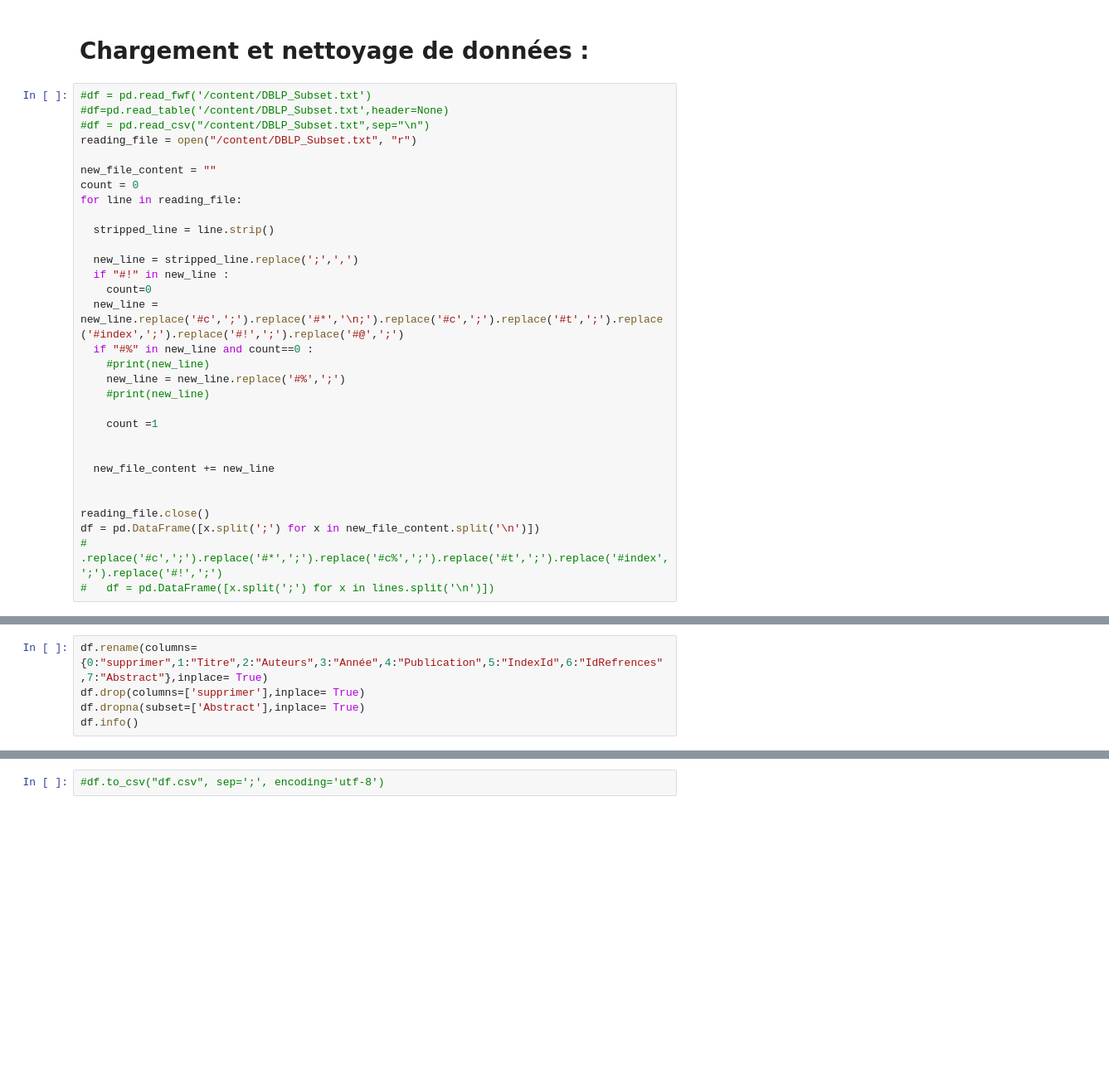
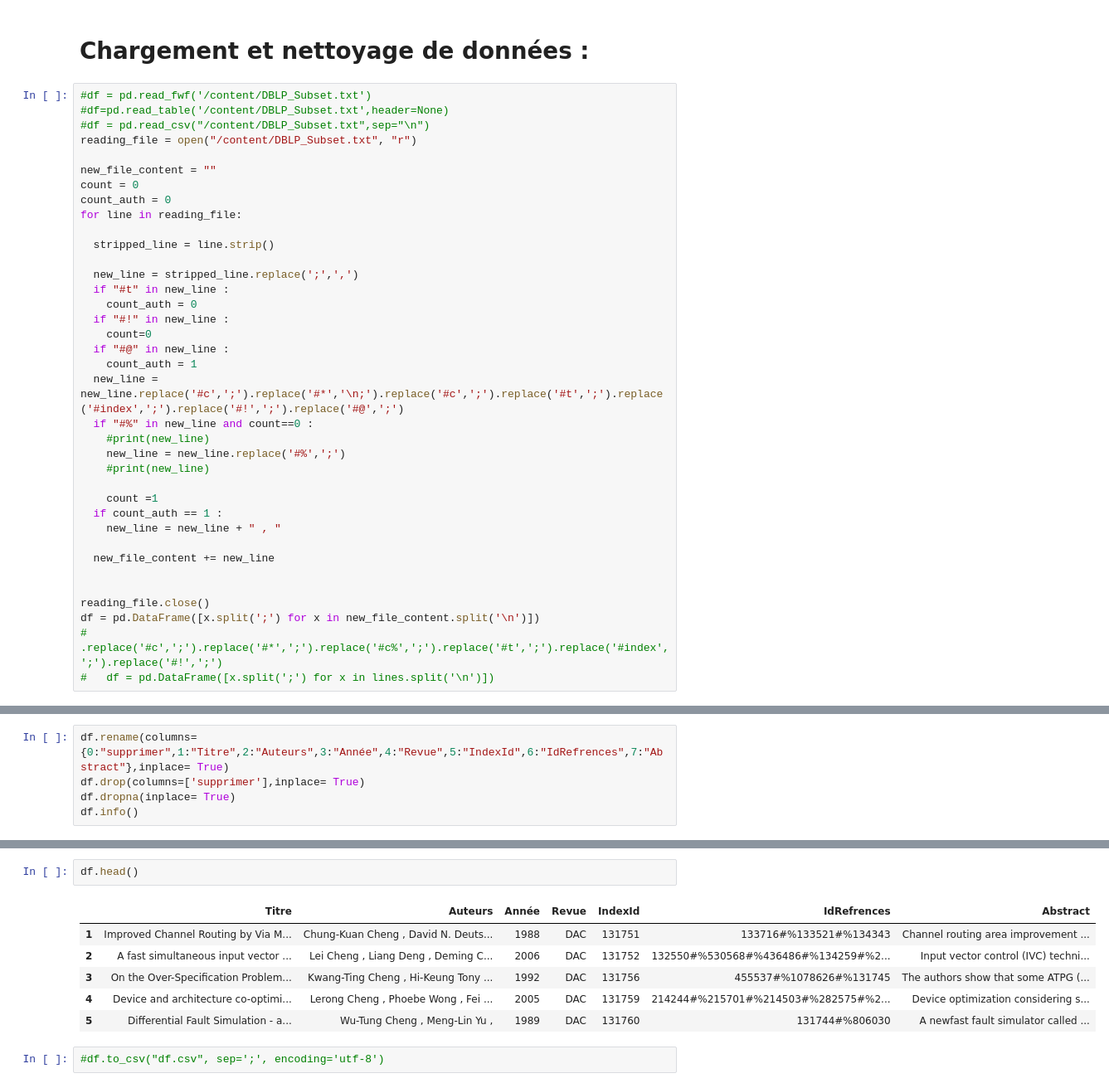
Before and after one commit to Erifai/Bi_Project, a Jupyter notebook: Projet_BI_NLP.ipynb, the cells around one changed output, grey strips where cells are left out. Shown at 83% size. Drawn from its saved outputs; the diff is of its cells as text; blank space fills up the shorter version.

```diff
--- a/Projet_BI_NLP.ipynb
+++ b/Projet_BI_NLP.ipynb
@@ -33,13 +36,18 @@ reading_file = open("/content/DBLP_Subset.txt", "r")
 
 new_file_content = ""
 count = 0
+count_auth = 0
 for line in reading_file:
 
   stripped_line = line.strip()
 
   new_line = stripped_line.replace(';',',')
+  if "#t" in new_line :
+    count_auth = 0
   if "#!" in new_line :
     count=0
+  if "#@" in new_line :
+    count_auth = 1
   new_line = new_line.replace('#c',';').replace('#*','\n;').replace('#c',';').replace('#t',';').replace('#index',';').replace('#!',';').replace('#@',';')
   if "#%" in new_line and count==0 :
     #print(new_line)
@@ -47,7 +55,8 @@ for line in reading_file:
     #print(new_line)
 
     count =1
-
+  if count_auth == 1 :
+    new_line = new_line + " , "
 
   new_file_content += new_line
 
@@ -75,7 +84,7 @@ Data columns (total 8 columns):
 dtypes: object(8)
 memory usage: 2.3+ MB
 # %%
-df.rename(columns={0:"supprimer",1:"Titre",2:"Auteurs",3:"Année",4:"Publication",5:"IndexId",6:"IdRefrences",7:"Abstract"},inplace= True)
+df.rename(columns={0:"supprimer",1:"Titre",2:"Auteurs",3:"Année",4:"Revue",5:"IndexId",6:"IdRefrences",7:"Abstract"},inplace= True)
 df.drop(columns=['supprimer'],inplace= True)
-df.dropna(subset=['Abstract'],inplace= True)
+df.dropna(inplace= True)
 df.info()
@@ -82,3 +106,12 @@ df.info()
+# %%
+df.head()
+# %% [output]
+|  | Titre | Auteurs | Année | Revue | IndexId | IdRefrences | Abstract |
+| 1 | Improved Channel Routing by Via M... | Chung-Kuan Cheng , David N. Deuts... | 1988 | DAC | 131751 | 133716#%133521#%134343 | Channel routing area improvement ... |
+| 2 | A fast simultaneous input vector ... | Lei Cheng , Liang Deng , Deming C... | 2006 | DAC | 131752 | 132550#%530568#%436486#%134259#%2... | Input vector control (IVC) techni... |
+| 3 | On the Over-Specification Problem... | Kwang-Ting Cheng , Hi-Keung Tony ... | 1992 | DAC | 131756 | 455537#%1078626#%131745 | The authors show that some ATPG (... |
+| 4 | Device and architecture co-optimi... | Lerong Cheng , Phoebe Wong , Fei ... | 2005 | DAC | 131759 | 214244#%215701#%214503#%282575#%2... | Device optimization considering s... |
+| 5 | Differential Fault Simulation - a... | Wu-Tung Cheng , Meng-Lin Yu , | 1989 | DAC | 131760 | 131744#%806030 | A newfast fault simulator called ... |
 # %%
 #df.to_csv("df.csv", sep=';', encoding='utf-8')
 # %%
```
Also changed, not shown: parts of 16 cells of this notebook.
